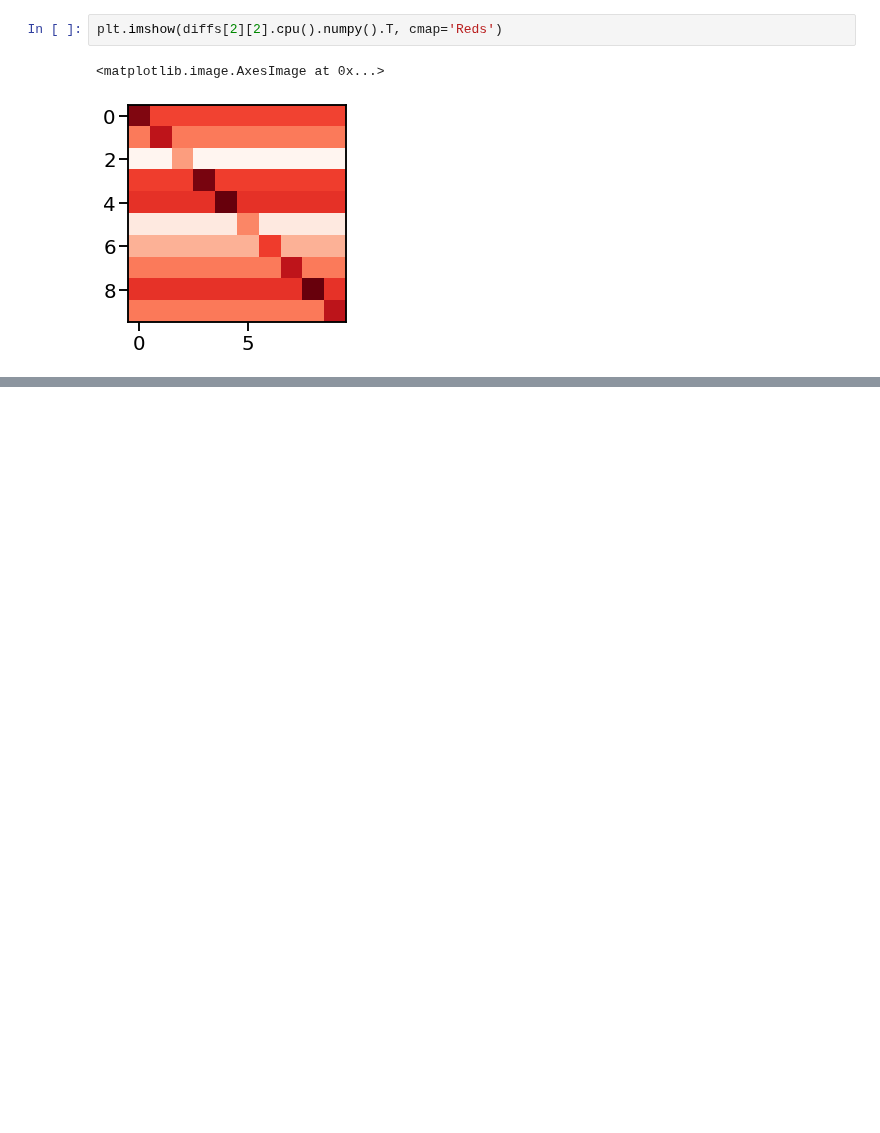
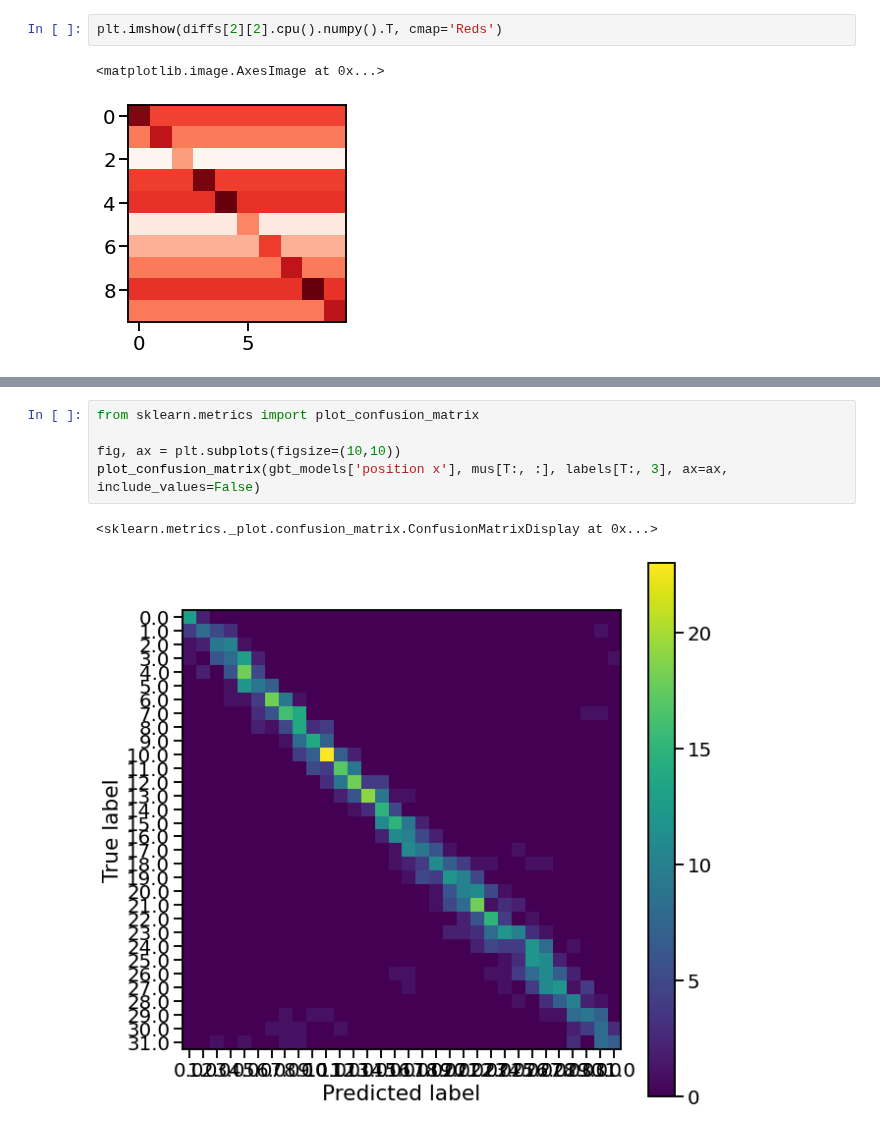
Before and after one commit to muhammadyaseen/vae-disentanglement, a Jupyter notebook: notebooks/PerturbationTesting.ipynb, the cells around one changed output, grey strips where cells are left out. Saved outputs shown, nothing was run; the diff lists cells and outputs as text; blank space fills up the shorter version.

```diff
--- a/notebooks/PerturbationTesting.ipynb
+++ b/notebooks/PerturbationTesting.ipynb
@@ -188,0 +323,8 @@ plt.imshow(diffs[2][2].cpu().numpy().T, cmap='Reds')
+# %%
+from sklearn.metrics import plot_confusion_matrix
+
+fig, ax = plt.subplots(figsize=(10,10))
+plot_confusion_matrix(gbt_models['position x'], mus[T:, :], labels[T:, 3], ax=ax, include_values=False)
+# %% [output]
+<sklearn.metrics._plot.confusion_matrix.ConfusionMatrixDisplay at 0x...>
+[figure, added]
```
Also changed, not shown: parts of 28 cells of this notebook, 7 other files.
